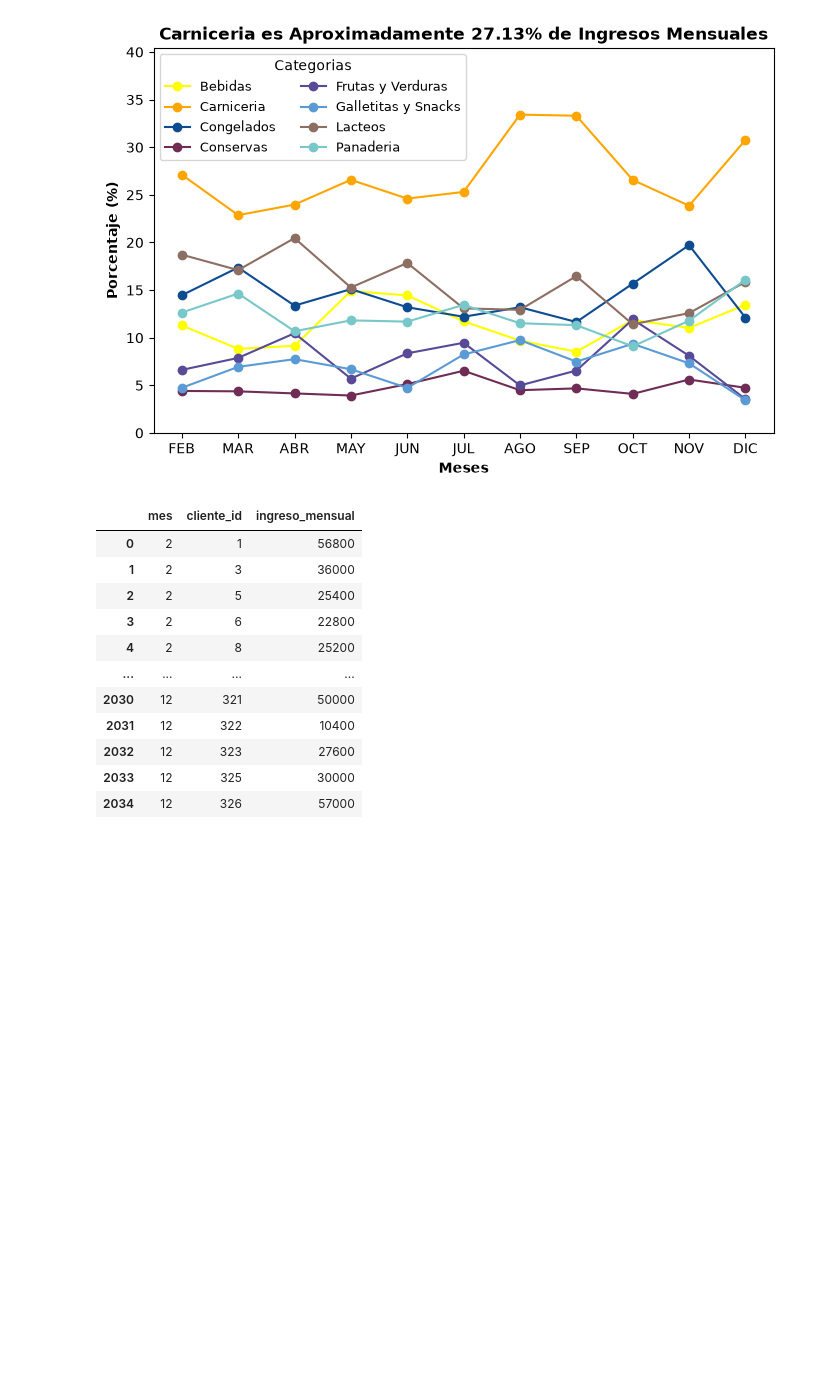
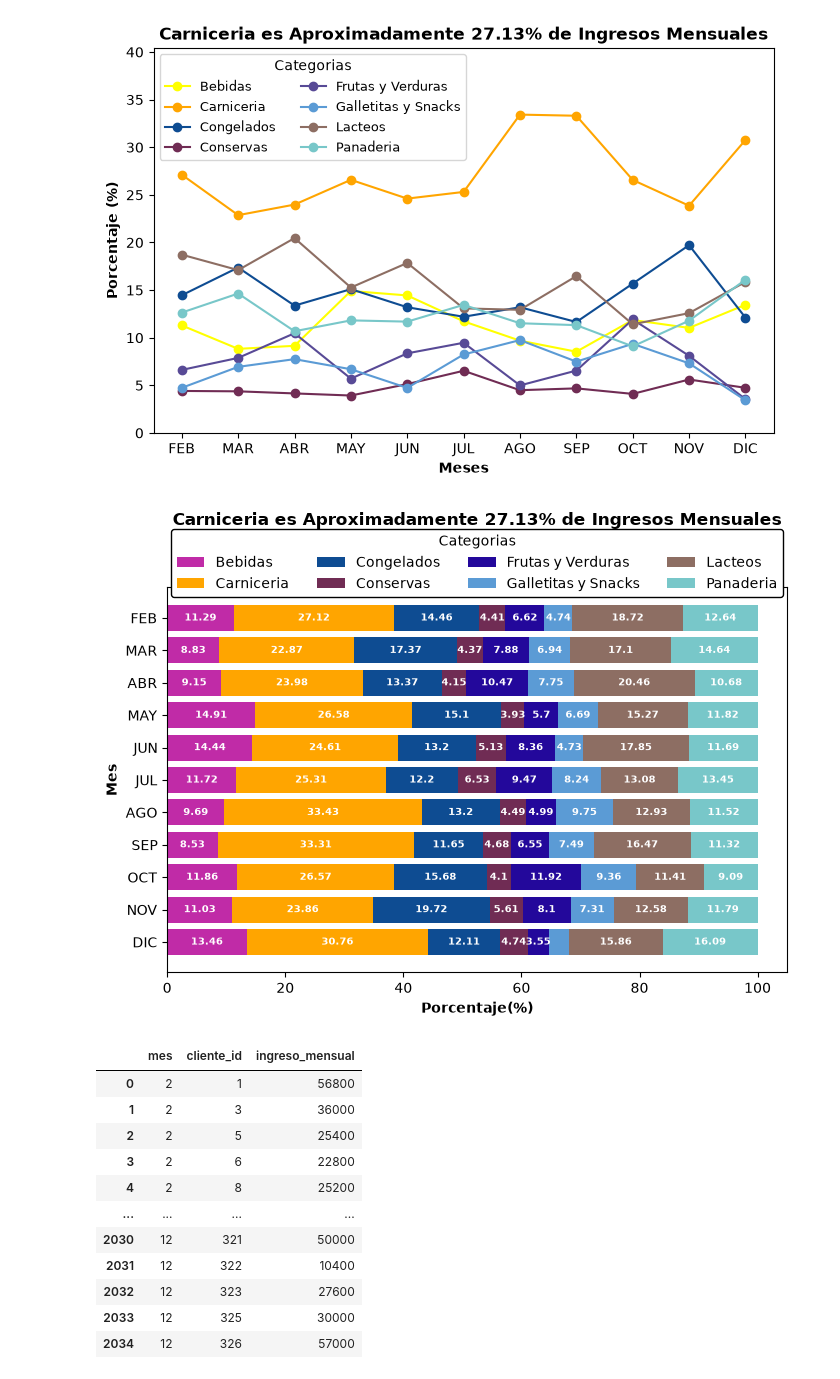
Before and after one commit to jp21bp/DS_Proyectos, a Jupyter notebook: 4_DemandaForecasting/eda2.ipynb, the cells around one changed output. Cells and saved outputs as stored; diff of their text form; code cells hidden in the pictures; blank space fills up the shorter version.

```diff
--- a/4_DemandaForecasting/eda2.ipynb
+++ b/4_DemandaForecasting/eda2.ipynb
@@ -337,6 +399,89 @@ ax.set_ylim(0, max(df_mc['porcentaje']) + 7)
 plt.show()
 # %% [output]
 [figure]
+# %%
+###### Categoria vs Ingreso
+    # Ver cual % del ingreso mensual es contribuido por cada categoria
+##### Seleccion de datos
+df_mc = df\
+    .groupby(by=['mes', 'categoria'], as_index=False)\
+    .agg(
+        ingreso_mensual = pd.NamedAgg(
+            column='ingreso', aggfunc= lambda series: series.sum()
+        )
+    )
+
+##### Haciendo porcentaje mensual de cada categoria
+df_mc['porcentaje'] = (
+    (
+        df_mc['ingreso_mensual'] / \
+        df_mc.groupby(by='mes')['ingreso_mensual'].transform(
+            lambda series: series.sum()
+        )
+    ) * 100
+).round(2)
+
+# display(df_mc)
+
+##### Creando visual
+#### Config inicial
+ANCH = 8
+ALT = 5
+meses = ['FEB', 'MAR', 'ABR', 'MAY', 'JUN',\
+         'JUL', 'AGO', 'SEP', 'OCT', 'NOV', 'DIC']
+categorias = df_mc['categoria'].unique()
+y_pos = np.arange(len(meses))
+left_accum = np.zeros(len(meses))
+colores = ["#c02ba7", "#ffa500", "#0e4c92", "#702c54", "#23089B",\
+        '#5b9bd5', '#8d6e63', '#78C7C9', '#6FA0C8', '#7E77B8',\
+        '#24344A', '#445E89', '#6C8AC9', '#8FAAD6', '#B6D1DB',\
+        '#14142e', '#74260a', '#be6f37', '#eeb77d', '#f7d8ab',\
+        '#ffb74d', '#ff7043', '#8d6e63', '#fbe9e7', '#3e2723',\
+        '#d6e6f2', '#4a90e2', '#7daec8', '#b0bec5', '#d8bfe8', \
+        "#a3c1da", "#5b9bd5", "#0e4c92", "#f0f4f8", "#1c1c1c"]
+fig, ax = plt.subplots(figsize=(ANCH,ALT))
+#### Figura
+for i, cat in enumerate(categorias):
+    ### Creando datos de esta iteracion
+    valores = df_mc[df_mc['categoria']==cat]['porcentaje'].values.tolist()
+    ### Creando las barras
+    barras = ax.barh(
+        y_pos,
+        valores,
+        left = left_accum,
+        color = colores[i],
+        label = cat
+    )
+    ### Creando el texto
+    for bar, valor in zip(barras, valores):
+        x_center = bar.get_x() + bar.get_width() / 2
+        y_center = bar.get_y() + bar.get_height() / 2
+        ax.text(
+            x_center, y_center,
+            f"{valor}" if valor > 3.56 else "",  # Texto a mostrar
+            ha="center", va="center",
+            color="white", fontsize=7, fontweight="bold"
+        )
+    left_accum += valores
+ax.invert_yaxis()
+ax.set_yticks(y_pos)
+ax.set_yticklabels(meses)
+ax.set_ylabel('Mes', fontweight='bold')
+# ax.set_ylim(0,len(categorias)-2)
+ax.set_xlabel('Porcentaje(%)', fontweight='bold')
+promedio = df_mc[df_mc['categoria'] == 'Carniceria']['porcentaje'].mean().round(2)
+ax.set_title(f'Carniceria es Aproximadamente {promedio}% de Ingresos Mensuales',fontweight='bold', pad = 45)
+ax.legend(
+    ncols=int(len(categorias)/2),
+    loc='upper center',
+    bbox_to_anchor=(0.5,1.17),
+    title='Categorias',
+    edgecolor='black',
+    framealpha=1.0
+)
+plt.show()
+# %% [output]
+[figure, added]
 # %%
 # ###### Categoria vs Cantidad - Popularidad
 #     # Ver cual % del cantidad mensual es contribuido por cada categoria
```
Also changed, not shown: parts of 2 cells of this notebook, 1 other file.
